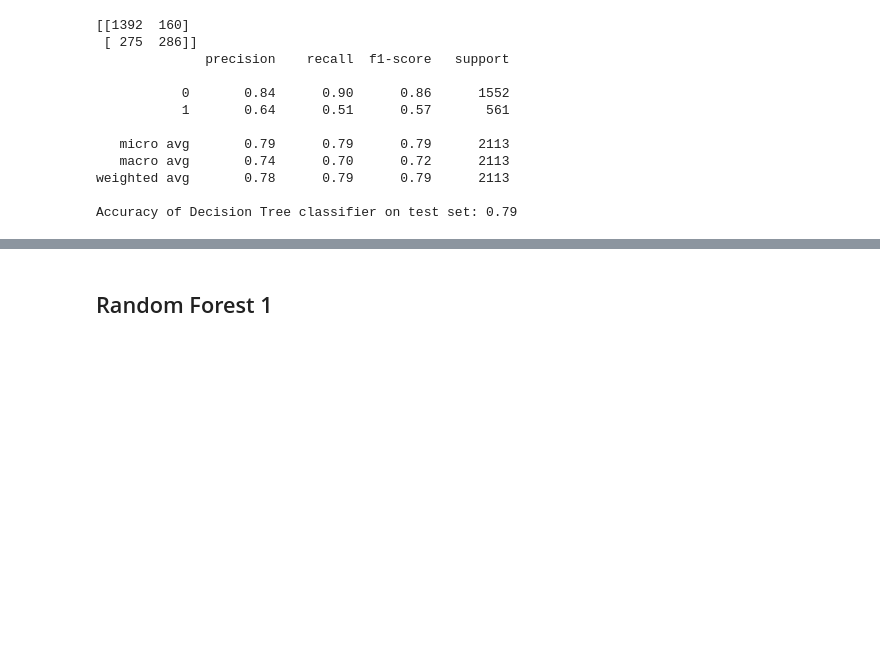
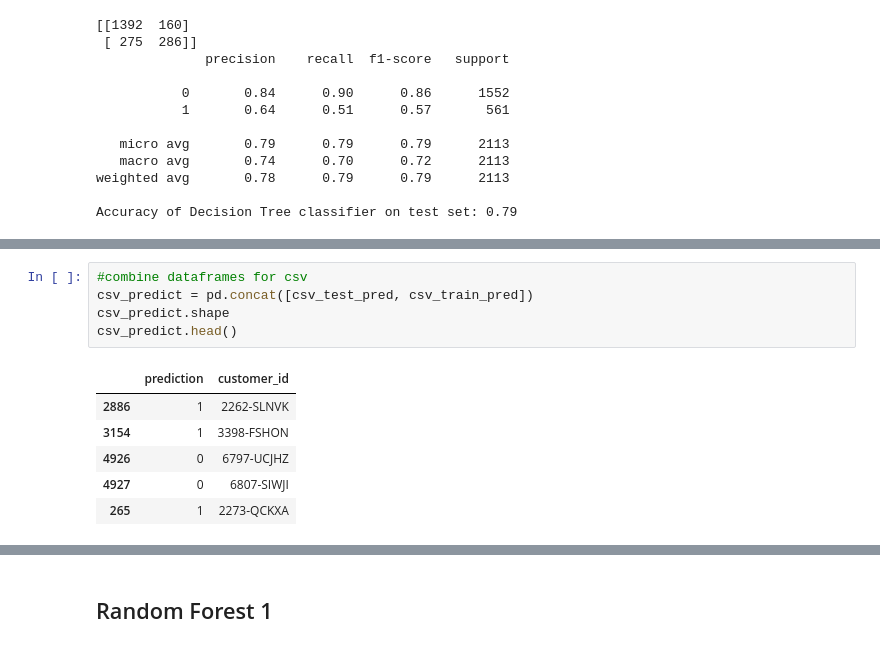
Before and after one commit to jess-katy/classification_project, a Jupyter notebook: Classification_Proj_Jess_Katy_MASTER.ipynb, the cells around one changed output, grey strips where cells are left out. Cells and saved outputs as stored; diff of their text form; blank space fills up the shorter version.

```diff
--- a/Classification_Proj_Jess_Katy_MASTER.ipynb
+++ b/Classification_Proj_Jess_Katy_MASTER.ipynb
@@ -2105,0 +2122,12 @@ Accuracy of Decision Tree classifier on test set: 0.78
+# %%
+#combine dataframes for csv
+csv_predict = pd.concat([csv_test_pred, csv_train_pred])
+csv_predict.shape
+csv_predict.head()
+# %% [output]
+|  | prediction | customer_id |
+| 2886 | 1 | 2262-SLNVK |
+| 3154 | 1 | 3398-FSHON |
+| 4926 | 0 | 6797-UCJHZ |
+| 4927 | 0 | 6807-SIWJI |
+| 265 | 1 | 2273-QCKXA |
```
Also changed, not shown: parts of 16 cells of this notebook.
